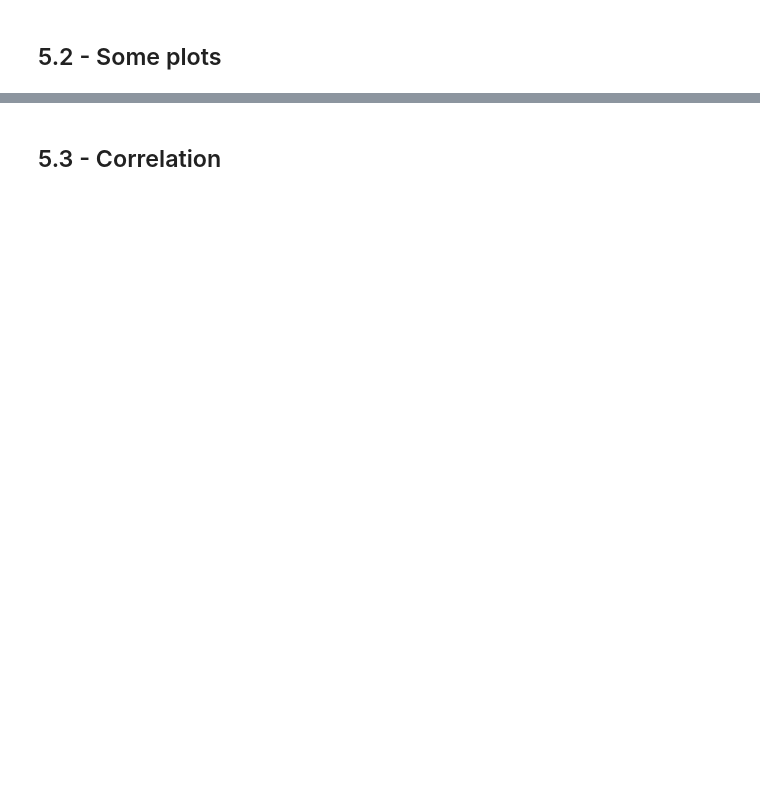
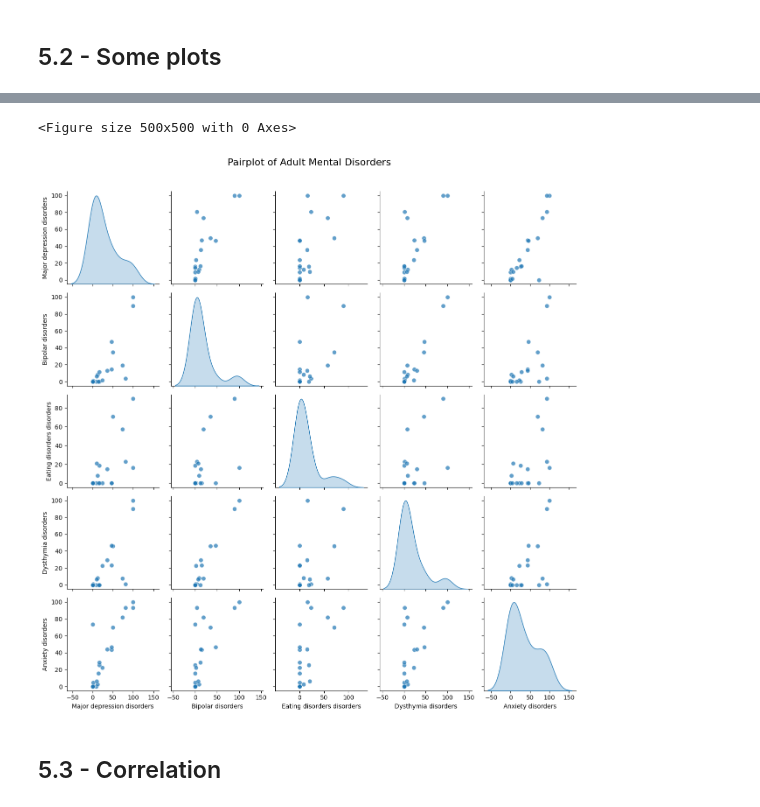
Before and after one commit to ZandomeneghiChiara/MentalHealth_SR, a Jupyter notebook: MentalHealth_SR.ipynb, the cells around one changed output, grey strips where cells are left out. Saved outputs shown, nothing was run; the diff lists cells and outputs as text; code cells hidden in the pictures; blank space fills up the shorter version.

```diff
--- a/MentalHealth_SR.ipynb
+++ b/MentalHealth_SR.ipynb
@@ -363,2 +380,19 @@ plt.show()
+# %%
+# Scatterplot matrix
+plt.figure(figsize=(5, 5))
+
+colors = ["#1f77b4", "#ff7f0e", "#2ca02c", "#d62728", "#9467bd"]    # Define custom color palette
+
+# Plot pairplot with custom settings
+sns.pairplot(df2_variables, diag_kind='kde', palette=colors, markers='o', plot_kws={'alpha':0.7, 's': 50})
+
+plt.suptitle("Pairplot of Adult Mental Disorders", y=1.02, fontsize=16)
+
+plt.tight_layout()
+
+plt.show()
+# %% [output]
+<Figure size 500x500 with 0 Axes>
+[figure, added]
 # %% [markdown]
 ## 5.3 - Correlation
```
Also changed, not shown: parts of 17 cells of this notebook.
